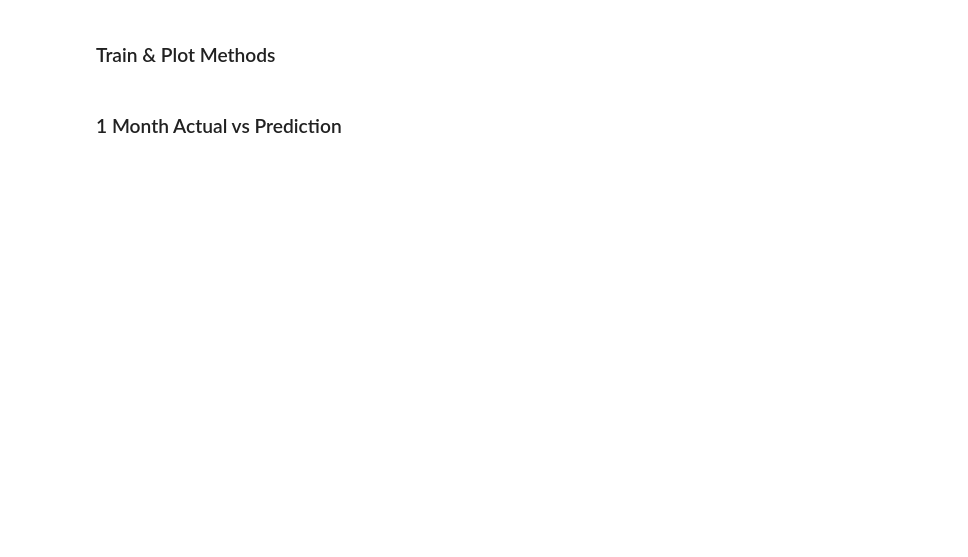
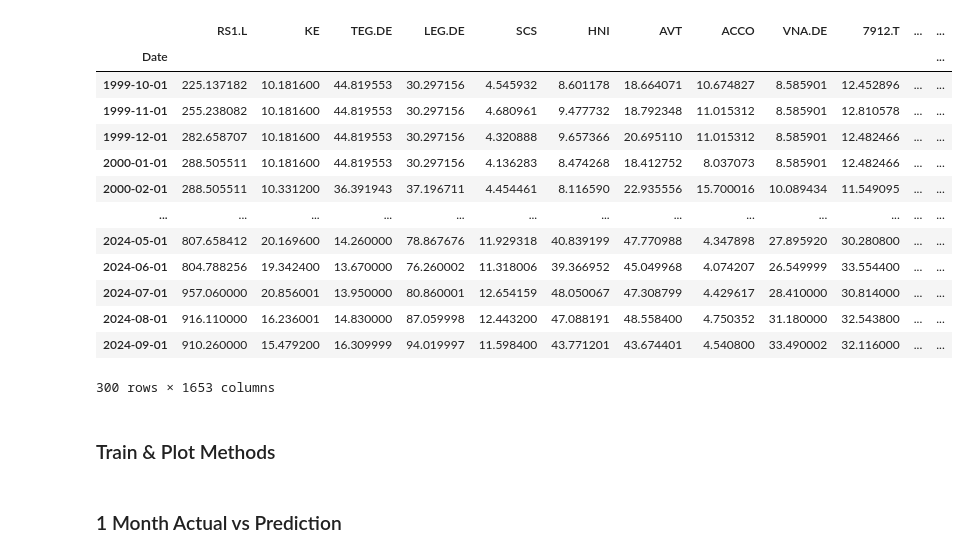
Before and after one commit to Herb-sh/sustainability_portfolio_optimisation, a Jupyter notebook: notebooks/4. portfolio_optimisation/4.1. Prophet/4.1.Prophet-univariate.ipynb, the cells around one changed output. Drawn from its saved outputs; the diff is of its cells as text; code cells hidden in the pictures; blank space fills up the shorter version.

```diff
--- a/notebooks/4. portfolio_optimisation/4.1. Prophet/4.1.Prophet-univariate.ipynb
+++ b/notebooks/4. portfolio_optimisation/4.1. Prophet/4.1.Prophet-univariate.ipynb
@@ -26,8 +22,26 @@ logger.propagate = False
 logger.setLevel(logging.CRITICAL)
 # %%
 # Includes by default percentage values
-df = pd.read_csv('../../../data/df_monthly_returns_complete.csv', index_col='Date')
-df_pct = pd.read_csv('../../../data/df_monthly_returns_complete_percentage.csv', index_col='Date')
+df = pd.read_csv('../../../data/df_monthly_prices_complete_euro.csv', index_col='Date')
+df_pct = pd.read_csv('../../../data/df_monthly_returns_complete.csv', index_col='Date')
+df_overview = pd.read_csv('../../../data/df_overview.csv', index_col=0)
+# %%
+df
+# %% [output]
+|  | RS1.L | KE | TEG.DE | LEG.DE | SCS | HNI | AVT | ACCO | VNA.DE | 7912.T | ... | ... |
+| Date |  |  |  |  |  |  |  |  |  |  |  | ... |
+| 1999-10-01 | 225.137182 | 10.181600 | 44.819553 | 30.297156 | 4.545932 | 8.601178 | 18.664071 | 10.674827 | 8.585901 | 12.452896 | ... | ... |
+| 1999-11-01 | 255.238082 | 10.181600 | 44.819553 | 30.297156 | 4.680961 | 9.477732 | 18.792348 | 11.015312 | 8.585901 | 12.810578 | ... | ... |
+| 1999-12-01 | 282.658707 | 10.181600 | 44.819553 | 30.297156 | 4.320888 | 9.657366 | 20.695110 | 11.015312 | 8.585901 | 12.482466 | ... | ... |
+| 2000-01-01 | 288.505511 | 10.181600 | 44.819553 | 30.297156 | 4.136283 | 8.474268 | 18.412752 | 8.037073 | 8.585901 | 12.482466 | ... | ... |
+| 2000-02-01 | 288.505511 | 10.331200 | 36.391943 | 37.196711 | 4.454461 | 8.116590 | 22.935556 | 15.700016 | 10.089434 | 11.549095 | ... | ... |
+| ... | ... | ... | ... | ... | ... | ... | ... | ... | ... | ... | ... | ... |
+| 2024-05-01 | 807.658412 | 20.169600 | 14.260000 | 78.867676 | 11.929318 | 40.839199 | 47.770988 | 4.347898 | 27.895920 | 30.280800 | ... | ... |
+| 2024-06-01 | 804.788256 | 19.342400 | 13.670000 | 76.260002 | 11.318006 | 39.366952 | 45.049968 | 4.074207 | 26.549999 | 33.554400 | ... | ... |
+| 2024-07-01 | 957.060000 | 20.856001 | 13.950000 | 80.860001 | 12.654159 | 48.050067 | 47.308799 | 4.429617 | 28.410000 | 30.814000 | ... | ... |
+| 2024-08-01 | 916.110000 | 16.236001 | 14.830000 | 87.059998 | 12.443200 | 47.088191 | 48.558400 | 4.750352 | 31.180000 | 32.543800 | ... | ... |
+| 2024-09-01 | 910.260000 | 15.479200 | 16.309999 | 94.019997 | 11.598400 | 43.771201 | 43.674401 | 4.540800 | 33.490002 | 32.116000 | ... | ... |
+300 rows × 1653 columns
 # %% [markdown]
 ### Train & Plot Methods
 # %%
```
Also changed, not shown: parts of 21 cells of this notebook, 16 other files.
